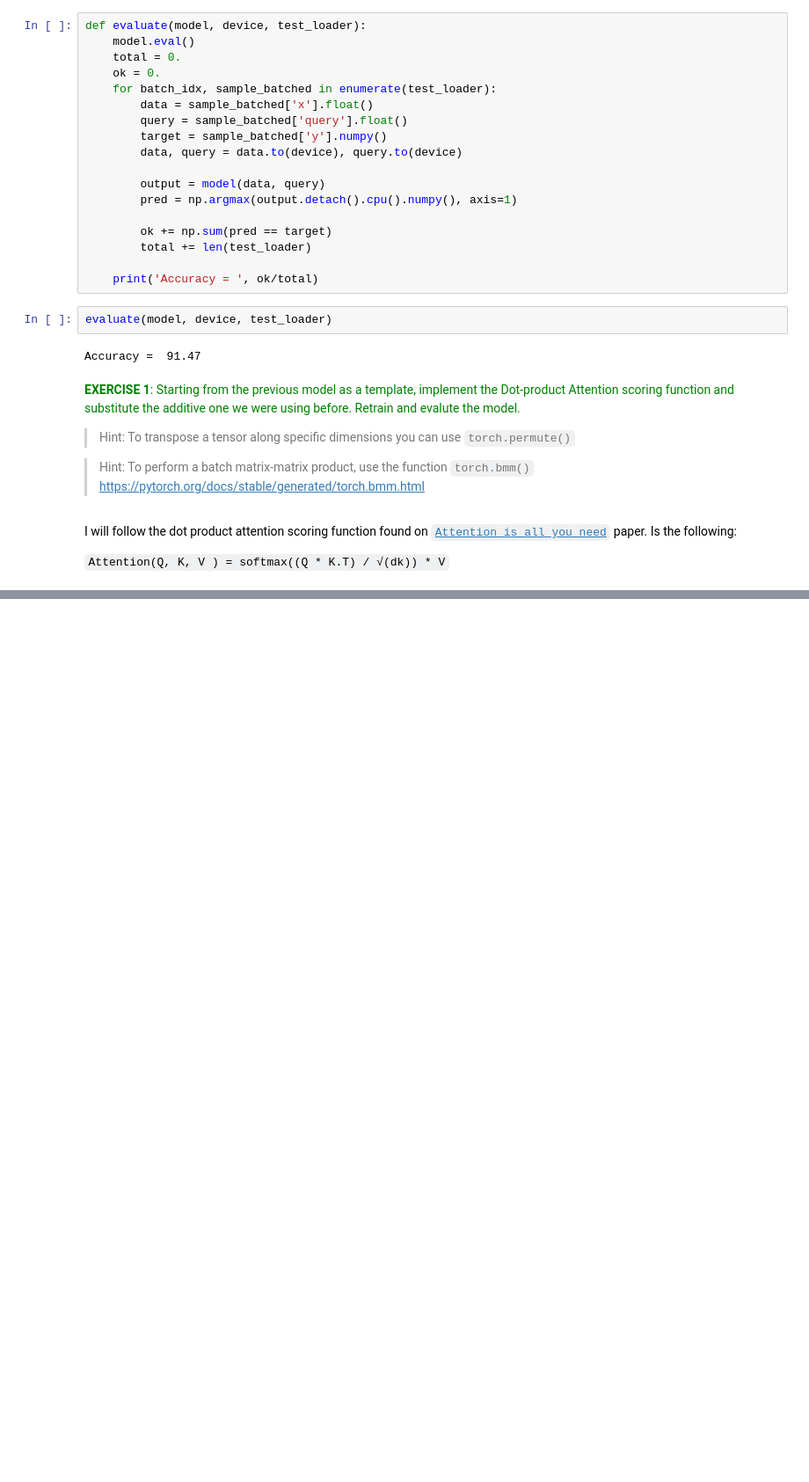
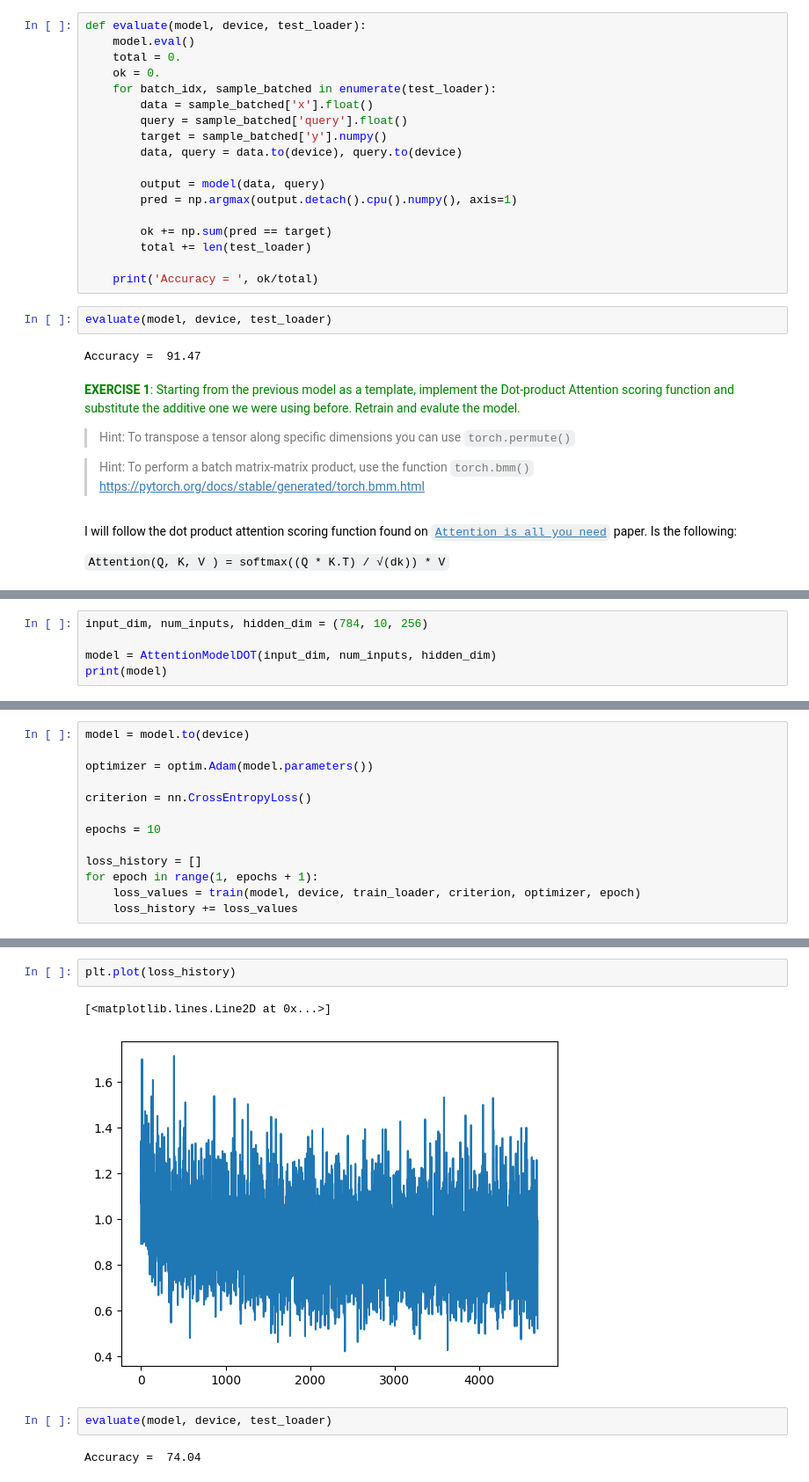
Before and after one commit to Neilus03/DEEP-LEARNING-2023, a Jupyter notebook: P9_Attention_Neil.ipynb, the cells around one changed output, grey strips where cells are left out. Shown: that part at 88% size. Saved outputs shown, nothing was run; the diff lists cells and outputs as text; blank space fills up the shorter version.

```diff
--- a/P9_Attention_Neil.ipynb
+++ b/P9_Attention_Neil.ipynb
@@ -359,2 +357,7 @@ class AttentionModel(nn.Module):
         output = output.squeeze()       # (B x 1 x num_inputs) -> (B x num_inputs)
         return output
+# %%
+input_dim, num_inputs, hidden_dim = (784, 10, 256)
+
+model = AttentionModelDOT(input_dim, num_inputs, hidden_dim)
+print(model)
@@ -360,0 +370,13 @@ class AttentionModel(nn.Module):
+# %%
+model = model.to(device)
+
+optimizer = optim.Adam(model.parameters())
+
+criterion = nn.CrossEntropyLoss()
+
+epochs = 10
+
+loss_history = []
+for epoch in range(1, epochs + 1):
+    loss_values = train(model, device, train_loader, criterion, optimizer, epoch)
+    loss_history += loss_values
@@ -360,0 +401,9 @@ class AttentionModel(nn.Module):
+# %%
+plt.plot(loss_history)
+# %% [output]
+[<matplotlib.lines.Line2D at 0x...>]
+[figure, added]
+# %%
+evaluate(model, device, test_loader)
+# %% [output]
+Accuracy =  74.04
```
Also changed, not shown: parts of 4 cells of this notebook.
